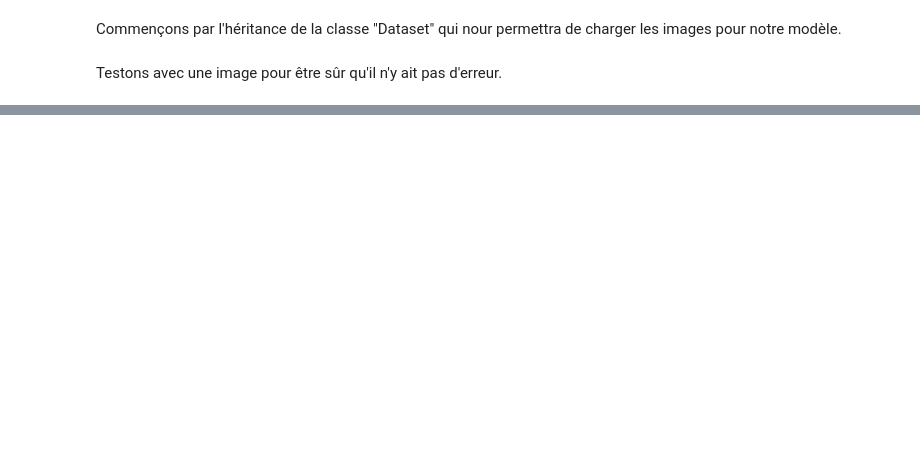
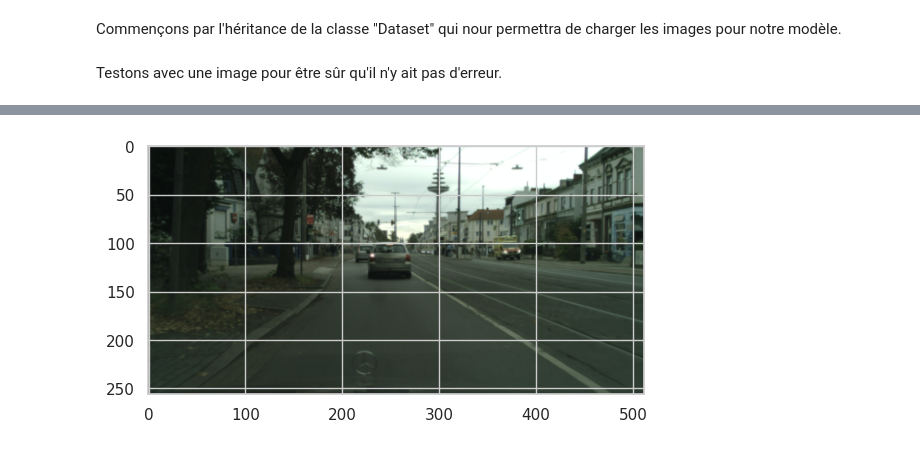
Before and after one commit to tdechanet/IAEngP8, a Jupyter notebook: model.ipynb, the cells around one changed output, grey strips where cells are left out. Saved outputs shown, nothing was run; the diff lists cells and outputs as text; code cells hidden in the pictures; blank space fills up the shorter version.

```diff
--- a/model.ipynb
+++ b/model.ipynb
@@ -262,0 +687,87 @@ tensor([0, 1, 2, 3, 4, 5, 6, 7])
+# %%
+import albumentations as albu
+
+class ImagesDatasetDataAugment(Dataset):
+
+	def __init__(self, imgs_base_folder, folder_type, mapping_array, img_transformer, mask_transformer, data_augment_pipeline):
+
+		self.imgs_folder = imgs_base_folder + "/" + folder_type + "/*/*"
+
+		self.imgs_path = []
+		for img_path in glob.glob(self.imgs_folder):
+			self.imgs_path.append(img_path)
+
+		self.mapping_array = torch.tensor(mapping_array, dtype=torch.long)
+		self.img_transformer = img_transformer
+		self.mask_transformer = mask_transformer
+		self.data_augment = data_augment_pipeline
+		self.folder_type = folder_type
+
+	def __len__ (self):
+		return len(self.imgs_path)
+
+	def __getitem__ (self, index):
+
+		img_path = self.imgs_path[index]
+		mask_path = img_path.replace("leftImg8bit", "gtFine")
+		mask_path = mask_path.replace(".png", "_labelIds.png")
+
+		img = Image.open(img_path)
+		mask = Image.open(mask_path)
+		img_array, mask_array = np.array(img), np.array(mask)
+
+		if self.folder_type == "train":
+			augmented = self.data_augment(image=img_array, mask=mask_array)
+			image_augmented = augmented["image"]
+			mask_augmented = augmented["mask"]
+		else:
+			image_augmented, mask_augmented = img_array, mask_array
+
+		img_tensor = self.img_transformer(image_augmented)
+		mask_tensor = self.mask_transformer(mask_augmented).squeeze(0)
+
+		mask_tensor = self.mapping_array[mask_tensor]
+
+		return(img_tensor, mask_tensor)
+
+def get_dataloaders_augment(img_resize, batch_size, num_workers):
+
+	data_augmentation_pipeline = albu.Compose([
+		albu.HorizontalFlip(p=0.5),
+		albu.RandomBrightnessContrast(p=0.2),
+		albu.GaussianBlur(blur_limit=(3, 5), p=0.2)
+	])
+
+	transform_img = v2.Compose([
+		v2.ToImage(),
+		v2.Resize(img_resize, interpolation=v2.InterpolationMode.BILINEAR),
+		v2.ToDtype(torch.float32, scale=True),
+		v2.Normalize(mean=[0.485, 0.456, 0.406], std=[0.229, 0.224, 0.225])
+	])
+
+	transform_mask = v2.Compose([
+		v2.ToImage(),
+		v2.Resize(img_resize, interpolation=v2.InterpolationMode.NEAREST),
+		v2.ToDtype(torch.long)
+	])
+
+	train_ds = ImagesDatasetDataAugment(folder_path, "train", MAPPING_ARRAY, transform_img, transform_mask, data_augmentation_pipeline)
+	val_ds = ImagesDatasetDataAugment(folder_path, "val", MAPPING_ARRAY, transform_img, transform_mask, data_augmentation_pipeline)
+
+	train_loader = DataLoader(train_ds, batch_size=batch_size, shuffle=True, num_workers=num_workers, pin_memory=True)
+	val_loader = DataLoader(val_ds, batch_size=batch_size, shuffle=False, num_workers=num_workers, pin_memory=True)
+
+	return train_loader, val_loader
+
+train_loader, val_loader = get_dataloaders_augment(img_resize, 1, NUM_WORKERS)
+
+img_display = next(iter(train_loader))[0][0].permute(1, 2, 0).numpy()
+mean = np.array([0.485, 0.456, 0.406])
+std = np.array([0.229, 0.224, 0.225])
+img_display = std * img_display + mean
+img_display = np.clip(img_display, 0, 1)
+
+plt.imshow(img_display)
+del train_loader, val_loader
+# %% [output]
+[figure, added]
```
Also changed, not shown: parts of 14 cells of this notebook, 7 other files.
